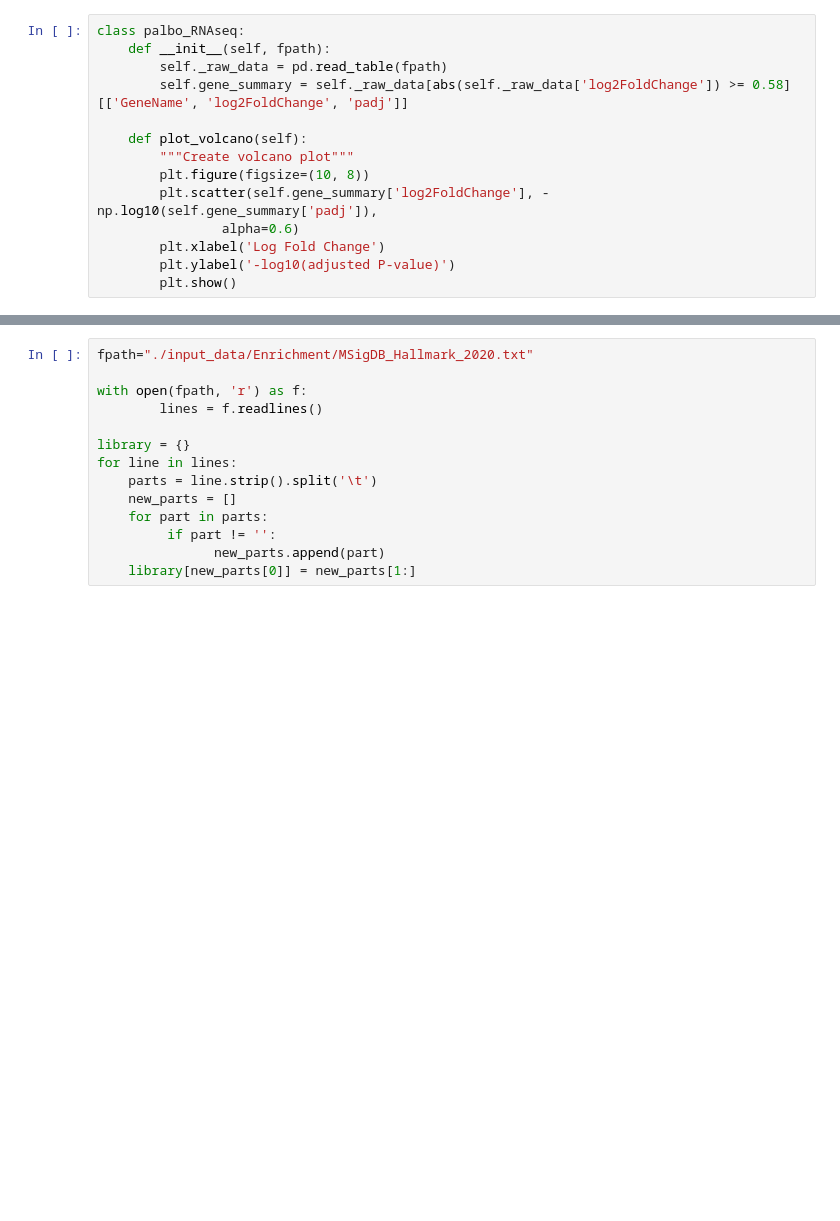
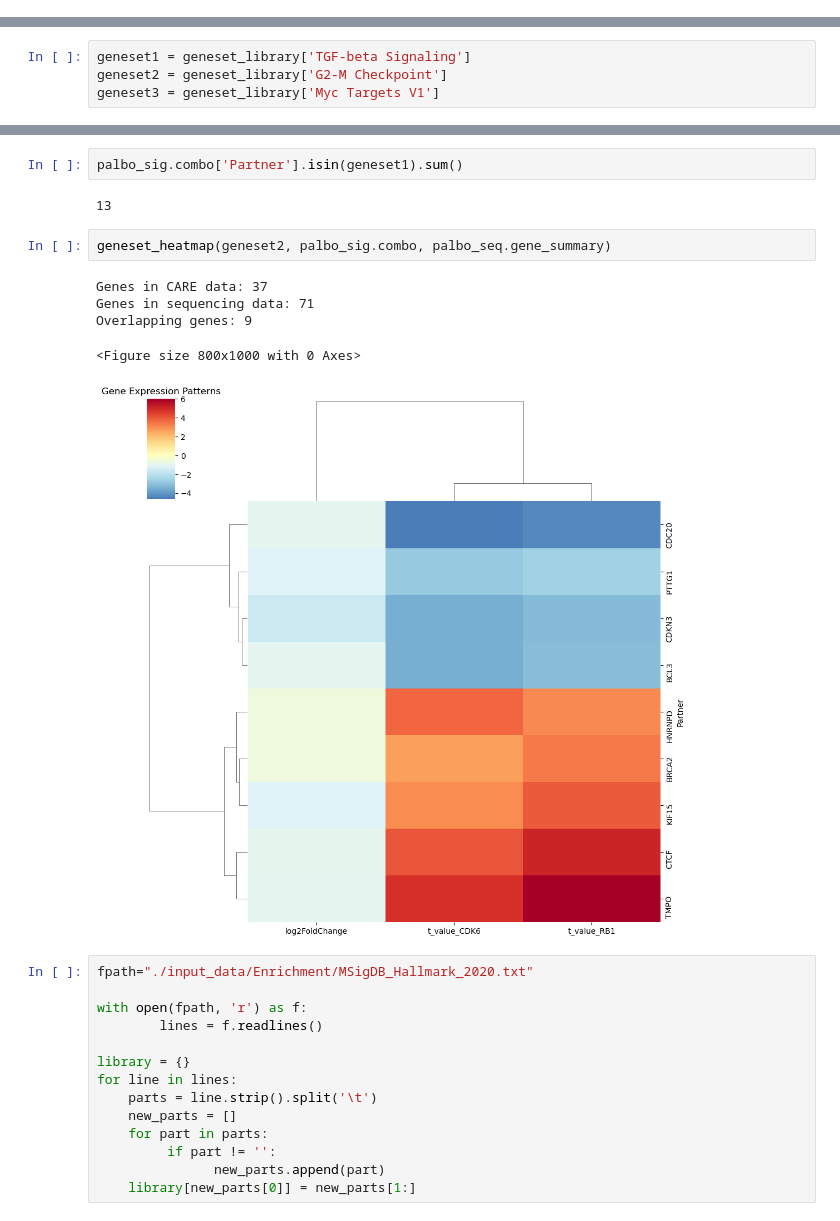
Before and after one commit to macorony/palbocilib_analysis_pipeline, a Jupyter notebook: temp.ipynb, the cells around one changed output, grey strips where cells are left out. Cells and saved outputs as stored; diff of their text form; blank space fills up the shorter version.

Commit message:
update geneset_heatmap function

```diff
--- a/temp.ipynb
+++ b/temp.ipynb
@@ -7,14 +11,0 @@ import seaborn as sns
-# %%
-class palbo_RNAseq:
-    def __init__(self, fpath):
-        self._raw_data = pd.read_table(fpath)
-        self.gene_summary = self._raw_data[abs(self._raw_data['log2FoldChange']) >= 0.58][['GeneName', 'log2FoldChange', 'padj']]
-
-    def plot_volcano(self):
-        """Create volcano plot"""
-        plt.figure(figsize=(10, 8))
-        plt.scatter(self.gene_summary['log2FoldChange'], -np.log10(self.gene_summary['padj']),
-                alpha=0.6)
-        plt.xlabel('Log Fold Change')
-        plt.ylabel('-log10(adjusted P-value)')
-        plt.show()
@@ -21,2 +14,6 @@ class palbo_RNAseq:
+# %%
+geneset1 = geneset_library['TGF-beta Signaling']
+geneset2 = geneset_library['G2-M Checkpoint']
+geneset3 = geneset_library['Myc Targets V1']
 # %%
 palbo_seq = palbo_RNAseq("./input_data/palbo_RNAseq/palbociclib_gene_list.txt")
@@ -251,3 +23,15 @@ KeyError: 1
+# %%
+palbo_sig.combo['Partner'].isin(geneset1).sum()
+# %% [output]
+13
+# %%
+geneset_heatmap(geneset2, palbo_sig.combo, palbo_seq.gene_summary)
+# %% [output]
+Genes in CARE data: 37
+Genes in sequencing data: 71
+Overlapping genes: 9
+<Figure size 800x1000 with 0 Axes>
+[figure, added]
 # %%
 fpath="./input_data/Enrichment/MSigDB_Hallmark_2020.txt"
 
```
Also changed, not shown: parts of 28 cells of this notebook, 3 other files.
